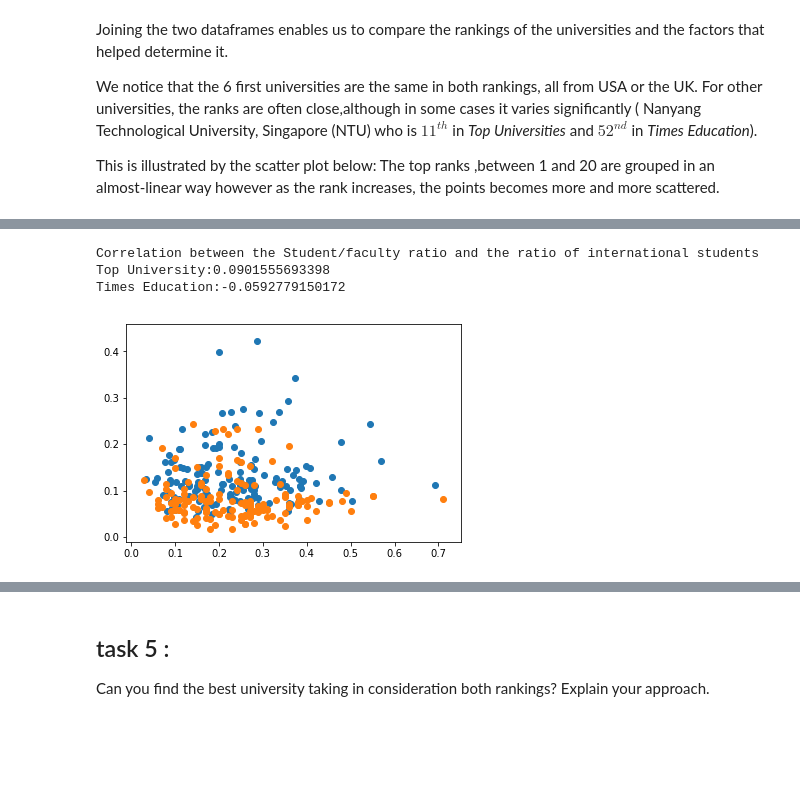
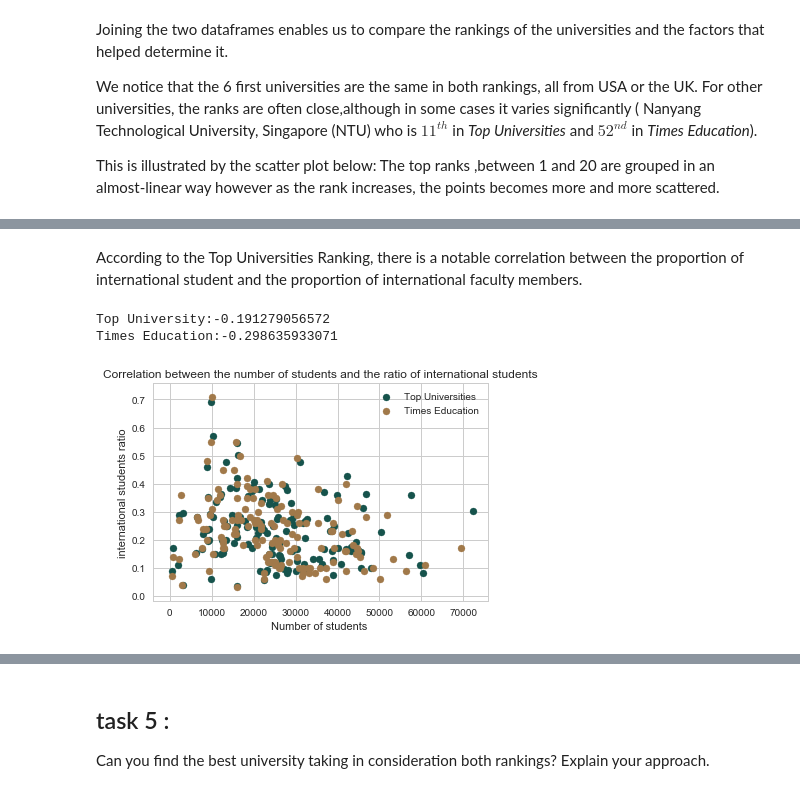
Before and after one commit to sourabhlal/ada2017, a Jupyter notebook: 02 - Data from the Web/homework02-Copy1.ipynb, the cells around one changed output, grey strips where cells are left out. Cells and saved outputs as stored; diff of their text form; code cells hidden in the pictures; blank space fills up the shorter version.

```diff
--- a/02 - Data from the Web/homework02-Copy1.ipynb
+++ b/02 - Data from the Web/homework02-Copy1.ipynb
@@ -652,0 +635,9 @@ test4.corr()
+# %%
+sc1=scatter(test4['rank'],test4['Total_Students_x'],label='Top Universities')
+sc2=scatter(test4['rank_display'],test4['Total_Students_y'],label='Times Education')
+plt.ylabel('Number of students ')
+plt.xlabel('ranks')
+plt.title('Correlation between the number of students and the rank')
+plt.legend(handles=[sc1,sc2])
+print('Top University:'+str(test4.Total_Students_x.corr(test4.rank_display)))
+print('Times Education:'+str(test4.Total_Students_y.corr(test4['rank'])))
@@ -679,12 +715,17 @@ Times Education:-0.139645176992
+# %% [markdown]
+According to the Top Universities Ranking, there is a notable correlation between the proportion of international student and the proportion of international faculty members.
 # %%
-scatter(test4['Inter/Total_student_ratio_x'],test4['Faculty/Student_ratio_x'])
-scatter(test4['Inter/Total_student_ratio_y'],test4['Faculty/Student_ratio_y'])
-print('Correlation between the Student/faculty ratio and the ratio of international students')
-print('Top University:'+str(test4['Faculty/Student_ratio_x'].corr(test4['Inter/Total_student_ratio_x'])))
-print('Times Education:'+str(test4['Faculty/Student_ratio_y'].corr(test4['Inter/Total_student_ratio_y'])))
-#no correlation
+scatter(test4['Total_Students_x'],test4['Inter/Total_student_ratio_x'],label='Top Universities')
+scatter(test4['Total_Students_y'],test4['Inter/Total_student_ratio_y'],label='Times Education')
+plt.xlabel('Number of students ')
+plt.ylabel('international students ratio')
+plt.title('Correlation between the number of students and the ratio of international students')
+plt.legend(handles=[sc1,sc2])
+
+
+print('Top University:'+str(test4.Total_Students_x.corr(test4['Inter/Total_student_ratio_x'])))
+print('Times Education:'+str(test4.Total_Students_y.corr(test4['Inter/Total_student_ratio_y'])))
 # %% [output]
-Correlation between the Student/faculty ratio and the ratio of international students
-Top University:0.0901555693398
-Times Education:-0.0592779150172
+Top University:-0.191279056572
+Times Education:-0.298635933071
-[figure, old version]
+[figure, new version]
```
Also changed, not shown: parts of 25 cells of this notebook.
